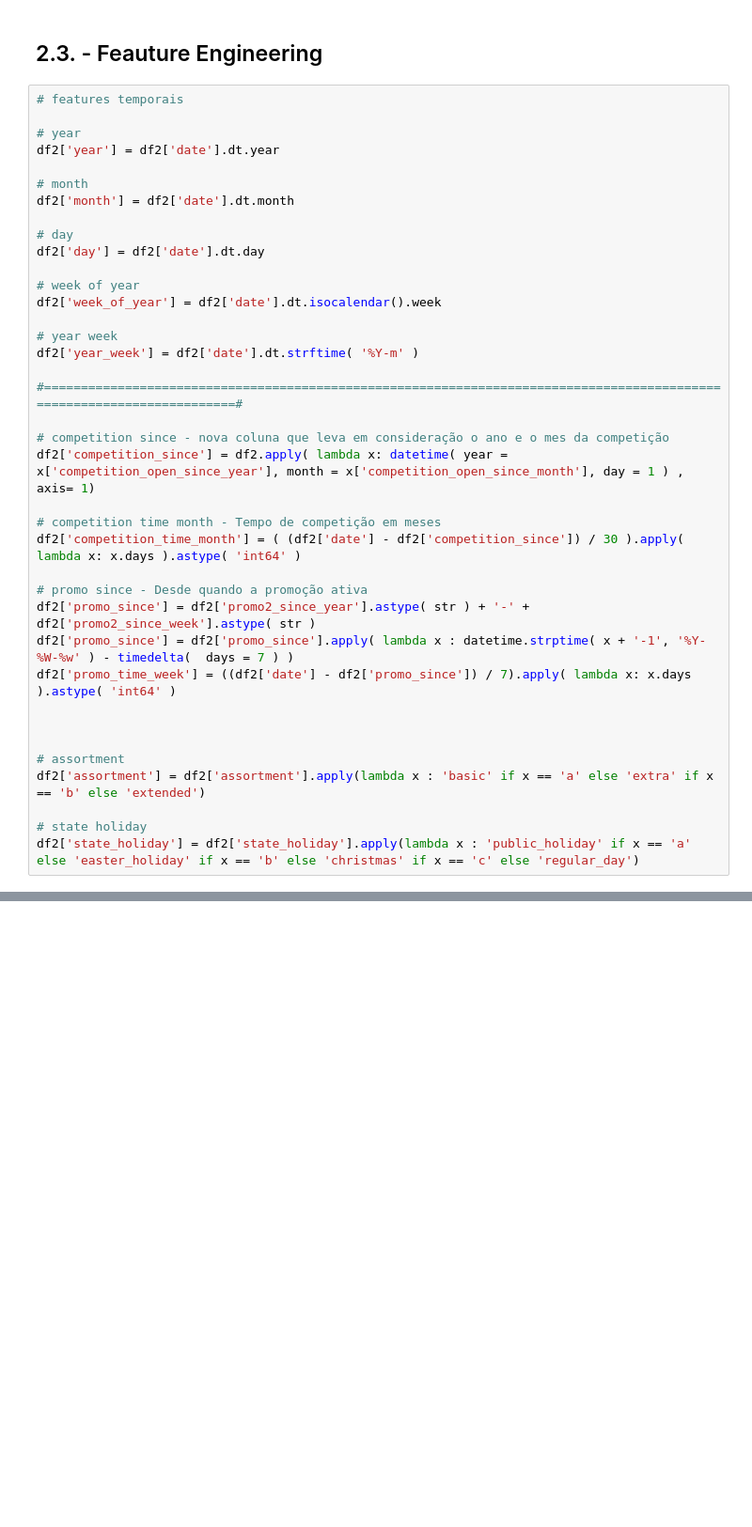
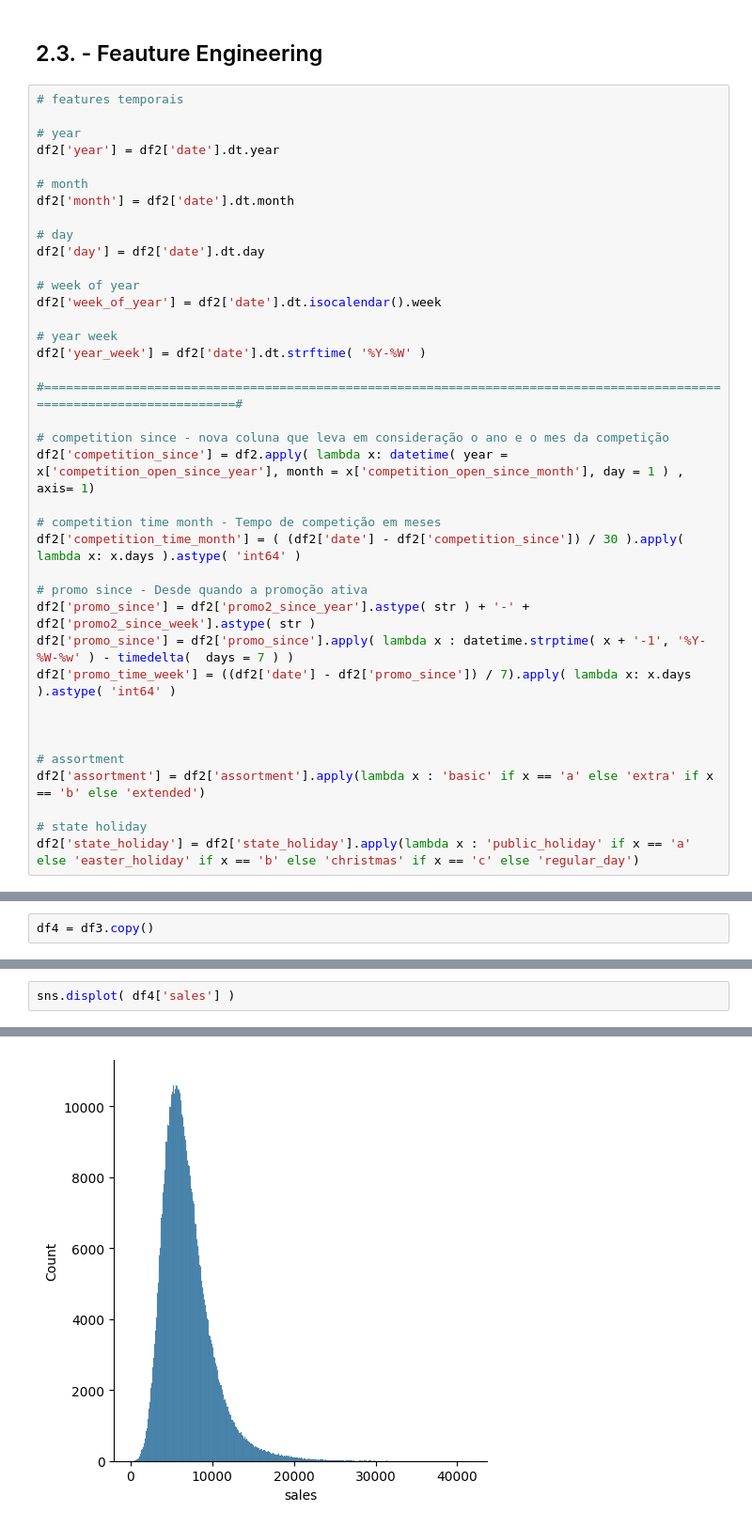
Before and after one commit to OscarFantozzi/Rossmann-Sales, a Jupyter notebook: rossmann_sales.ipynb, the cells around one changed output, grey strips where cells are left out. Shown at 94% size. Drawn from its saved outputs; the diff is of its cells as text; blank space fills up the shorter version.

```diff
--- a/rossmann_sales.ipynb
+++ b/rossmann_sales.ipynb
@@ -428,7 +447,7 @@ df2['day'] = df2['date'].dt.day
 df2['week_of_year'] = df2['date'].dt.isocalendar().week
 
 # year week
-df2['year_week'] = df2['date'].dt.strftime( '%Y-m' )
+df2['year_week'] = df2['date'].dt.strftime( '%Y-%W' )
 
 #=======================================================================================================================#
 
@@ -478,0 +500,2 @@ df3 = df3.drop( cols_drop, axis = 1  )
+# %%
+df4 = df3.copy()
@@ -478,0 +506,3 @@ df3 = df3.drop( cols_drop, axis = 1  )
+# %%
+sns.displot( df4['sales'] )
+# %% [output]
@@ -478,0 +510 @@ df3 = df3.drop( cols_drop, axis = 1  )
+[figure, added]
```
Also changed, not shown: parts of 62 cells of this notebook.
